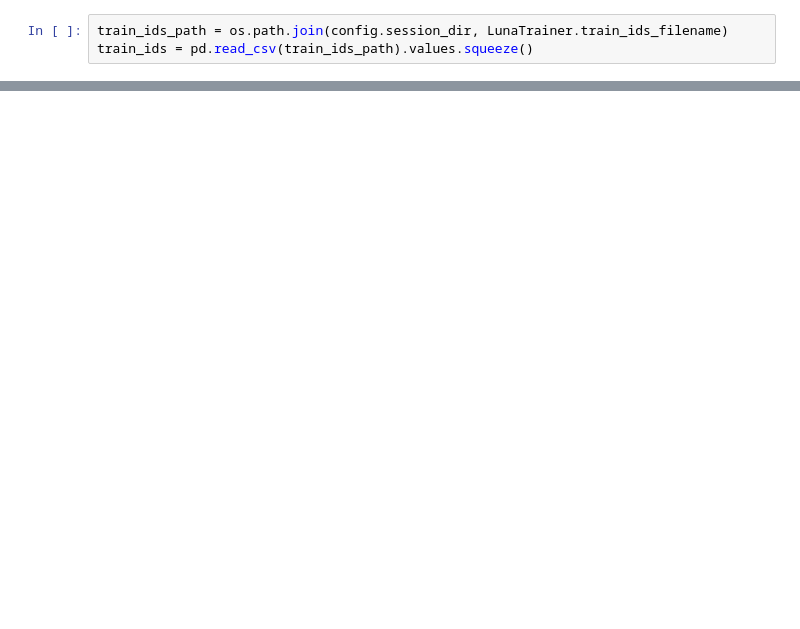
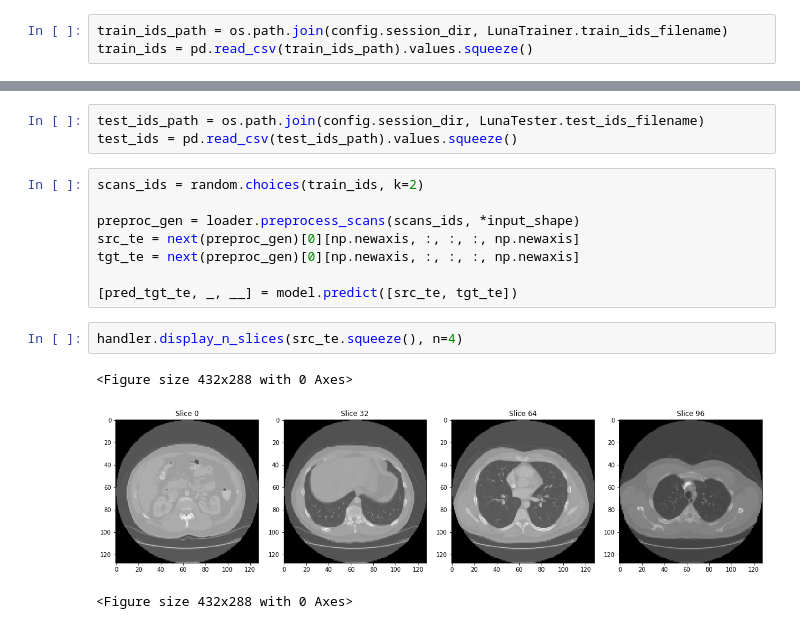
Before and after one commit to shahineb/deep_deformable_registration, a Jupyter notebook: bin/dashboard.ipynb, the cells around one changed output, grey strips where cells are left out. Drawn from its saved outputs; the diff is of its cells as text; blank space fills up the shorter version.

```diff
--- a/bin/dashboard.ipynb
+++ b/bin/dashboard.ipynb
@@ -180,0 +200,17 @@ tgt = next(preproc_gen)[0][np.newaxis, :, :, :, np.newaxis]
+# %%
+test_ids_path = os.path.join(config.session_dir, LunaTester.test_ids_filename)
+test_ids = pd.read_csv(test_ids_path).values.squeeze()
+# %%
+scans_ids = random.choices(train_ids, k=2)
+
+preproc_gen = loader.preprocess_scans(scans_ids, *input_shape)
+src_te = next(preproc_gen)[0][np.newaxis, :, :, :, np.newaxis]
+tgt_te = next(preproc_gen)[0][np.newaxis, :, :, :, np.newaxis]
+
+[pred_tgt_te, _, __] = model.predict([src_te, tgt_te])
+# %%
+handler.display_n_slices(src_te.squeeze(), n=4)
+# %% [output]
+<Figure size 432x288 with 0 Axes>
+[figure, added]
+<Figure size 432x288 with 0 Axes>
```
Also changed, not shown: parts of 19 cells of this notebook, 3 other files.
